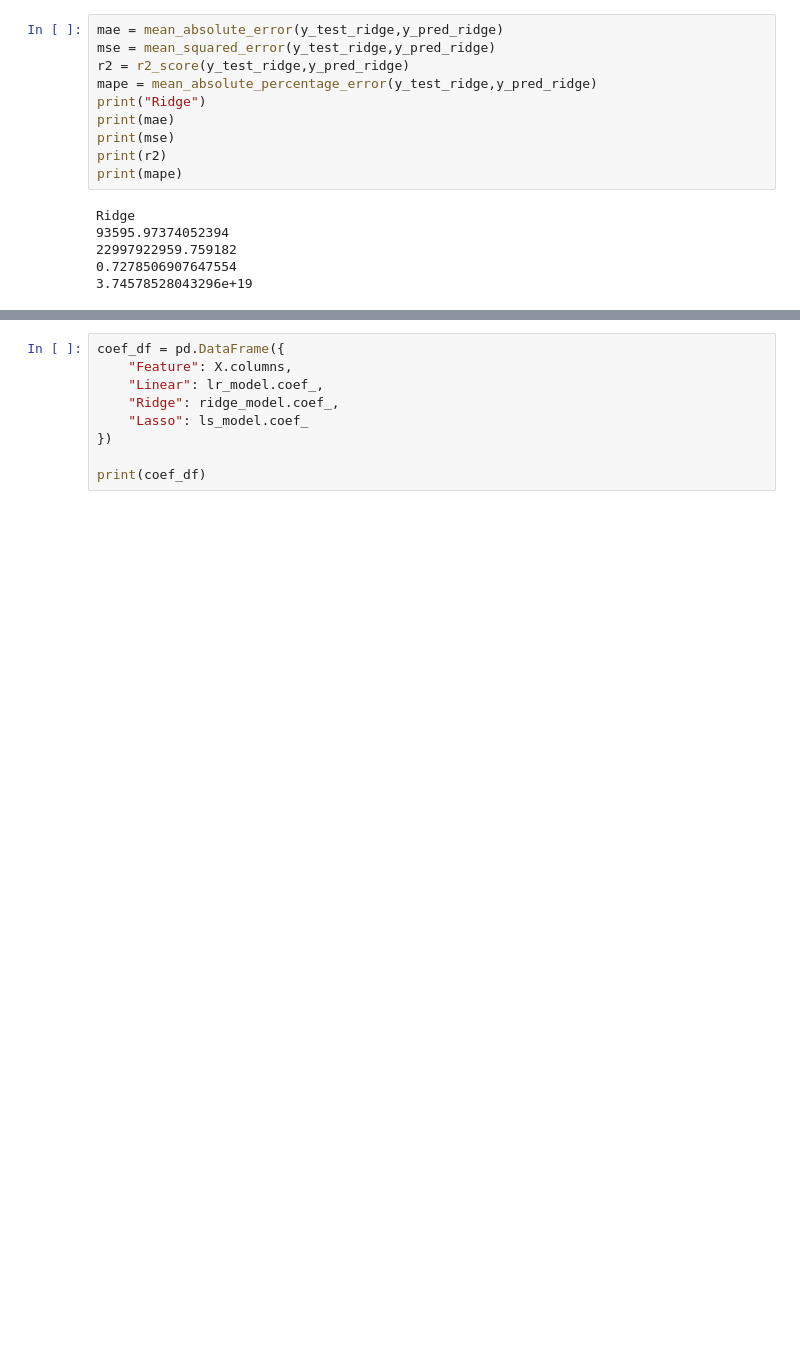
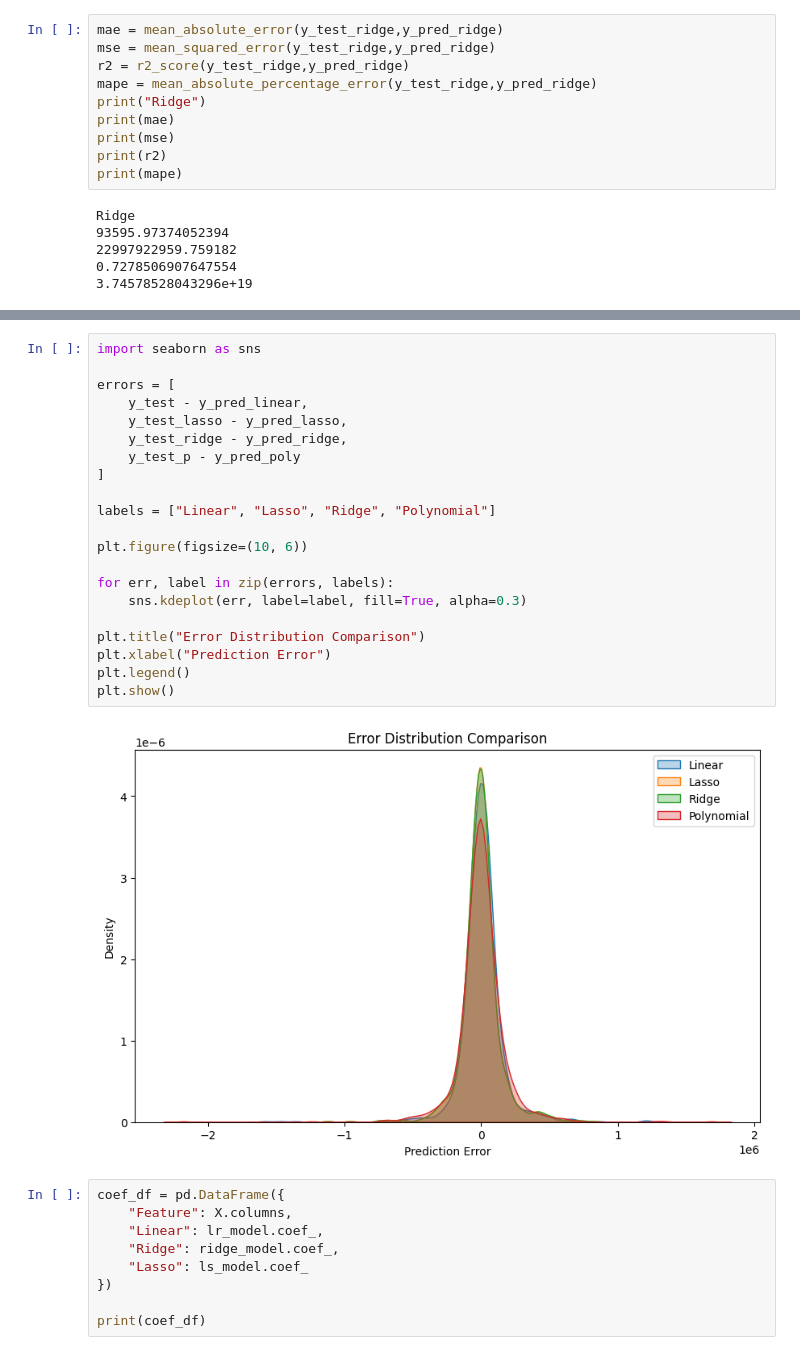
Before and after one commit to Azhar-177/Linear_Lasso_Ridge, a Jupyter notebook: house_price_prediction.ipynb, the cells around one changed output, grey strips where cells are left out. Drawn from its saved outputs; the diff is of its cells as text; blank space fills up the shorter version.

```diff
--- a/house_price_prediction.ipynb
+++ b/house_price_prediction.ipynb
@@ -304,3 +270,26 @@ plt.show()
+# %%
+import seaborn as sns
+
+errors = [
+    y_test - y_pred_linear,
+    y_test_lasso - y_pred_lasso,
+    y_test_ridge - y_pred_ridge,
+    y_test_p - y_pred_poly
+]
+
+labels = ["Linear", "Lasso", "Ridge", "Polynomial"]
+
+plt.figure(figsize=(10, 6))
+
+for err, label in zip(errors, labels):
+    sns.kdeplot(err, label=label, fill=True, alpha=0.3)
+
+plt.title("Error Distribution Comparison")
+plt.xlabel("Prediction Error")
+plt.legend()
+plt.show()
+# %% [output]
+[figure, added]
 # %%
 coef_df = pd.DataFrame({
     "Feature": X.columns,
```
Also changed, not shown: parts of 8 cells of this notebook.
